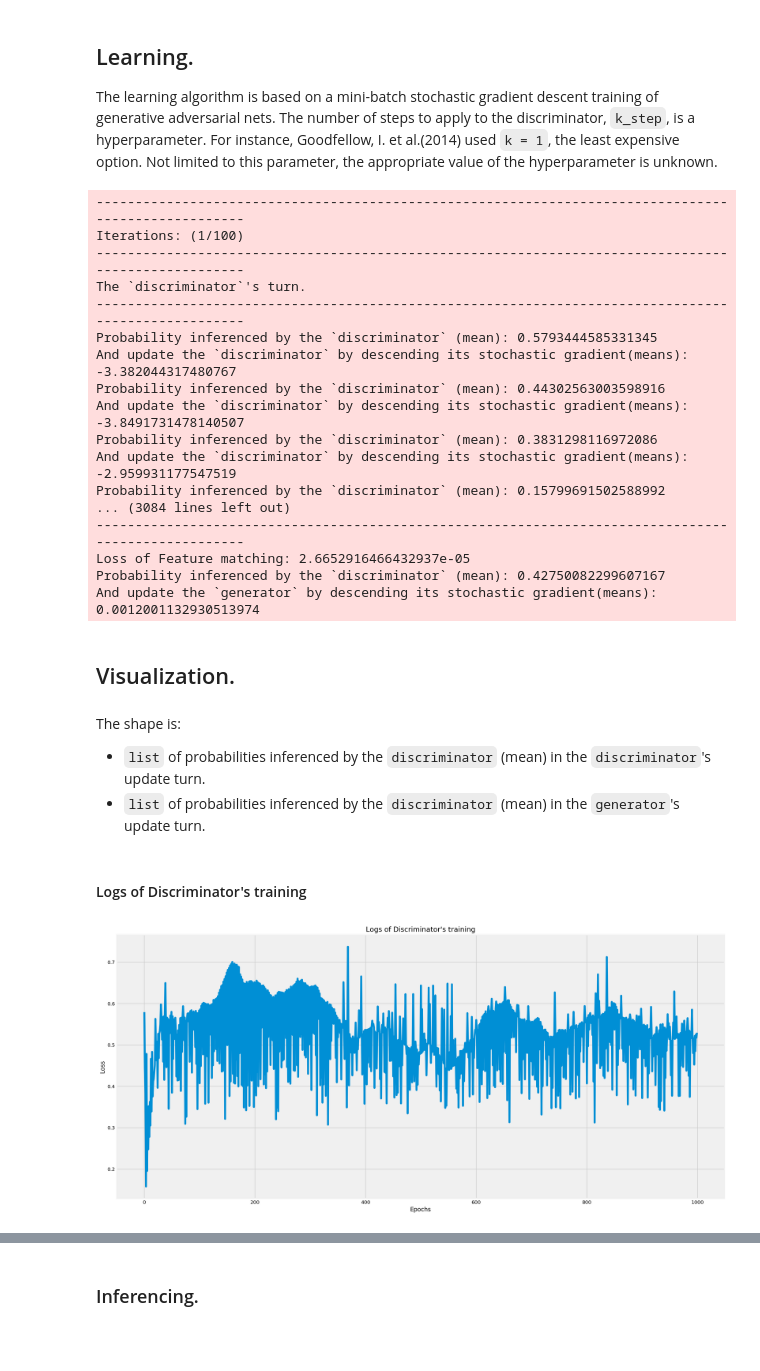
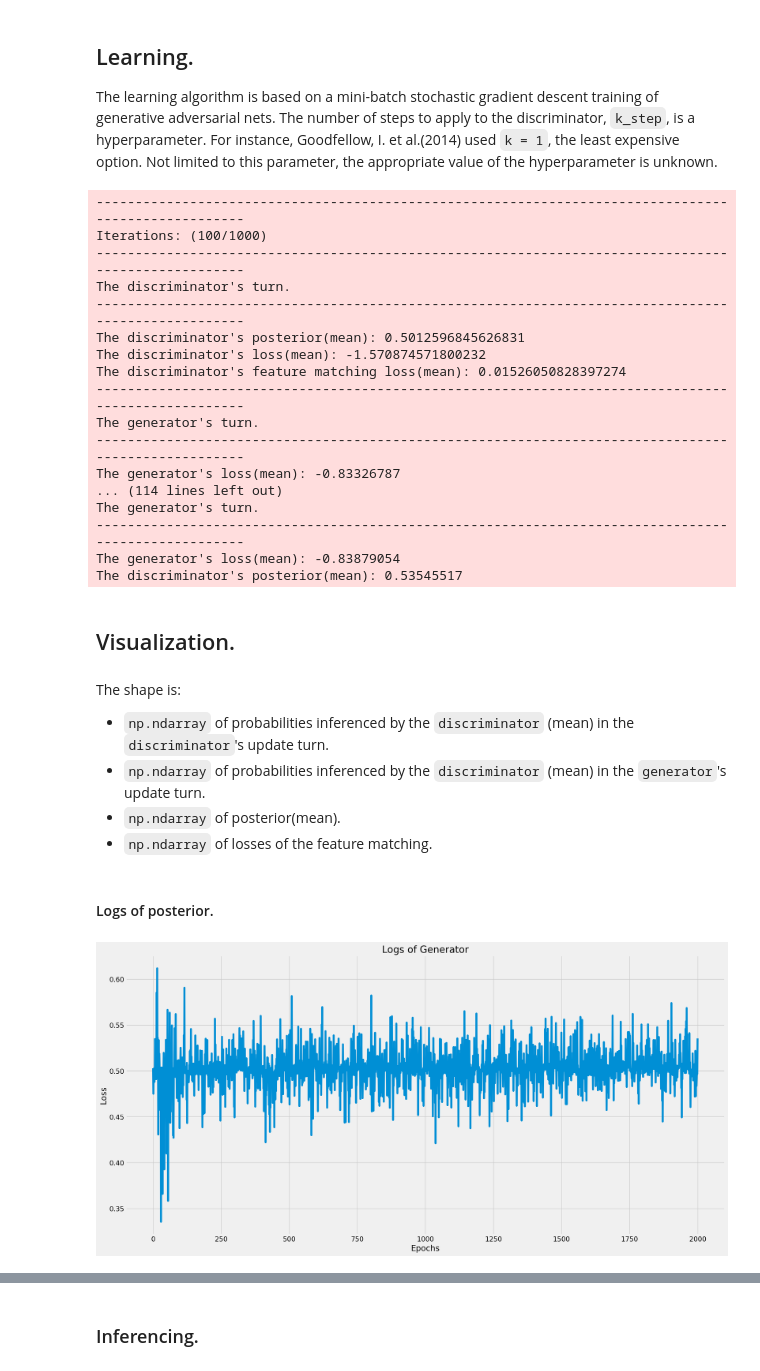
Before and after one commit to accel-brain/accel-brain-code, a Jupyter notebook: Algorithmic-Composition/demo/Algorithmic_composition_by_conditional_GAN_like_MidiNet.ipynb, the cells around one changed output, grey strips where cells are left out. Cells and saved outputs as stored; diff of their text form; code cells hidden in the pictures; blank space fills up the shorter version.

```diff
--- a/Algorithmic-Composition/demo/Algorithmic_composition_by_conditional_GAN_like_MidiNet.ipynb
+++ b/Algorithmic-Composition/demo/Algorithmic_composition_by_conditional_GAN_like_MidiNet.ipynb
@@ -36,7 +36,7 @@ Instantiate the required class.
 gan_composer = ConditionalGANComposer(
     # `list` of Midi files to learn.
     midi_path_list=[
-        "../../../../../Downloads/Beethoven_gekko_3_k.mid"
+        "../../../../../Downloads/Beethoven_gekko_1_k.mid"
     ],
     # Batch size.
     batch_size=40,
@@ -54,24 +52,24 @@ gan_composer = ConditionalGANComposer(
 
 The learning algorithm is based on a mini-batch stochastic gradient descent training of generative adversarial nets. The number of steps to apply to the discriminator, `k_step`, is a hyperparameter.  For instance, Goodfellow, I. et al.(2014) used `k = 1`, the least expensive option. Not limited to this parameter, the appropriate value of the hyperparameter is unknown.
 # %%
-gan_composer.learn(iter_n=100, k_step=10)
+gan_composer.learn(iter_n=1000, k_step=1)
 # %% [output]
 ----------------------------------------------------------------------------------------------------
-Iterations: (1/100)
+Iterations: (100/1000)
 ----------------------------------------------------------------------------------------------------
-The `discriminator`'s turn.
+The discriminator's turn.
 ----------------------------------------------------------------------------------------------------
-Probability inferenced by the `discriminator` (mean): 0.5793444585331345
-And update the `discriminator` by descending its stochastic gradient(means): -3.382044317480767
-Probability inferenced by the `discriminator` (mean): 0.44302563003598916
-And update the `discriminator` by descending its stochastic gradient(means): -3.8491731478140507
-Probability inferenced by the `discriminator` (mean): 0.3831298116972086
-And update the `discriminator` by descending its stochastic gradient(means): -2.959931177547519
-Probability inferenced by the `discriminator` (mean): 0.15799691502588992
-... (3084 lines left out)
+The discriminator's posterior(mean): 0.5012596845626831
+The discriminator's loss(mean): -1.570874571800232
+The discriminator's feature matching loss(mean): 0.01526050828397274
 ----------------------------------------------------------------------------------------------------
-Loss of Feature matching: 2.6652916466432937e-05
-Probability inferenced by the `discriminator` (mean): 0.42750082299607167
-And update the `generator` by descending its stochastic gradient(means): 0.0012001132930513974
+The generator's turn.
+----------------------------------------------------------------------------------------------------
+The generator's loss(mean): -0.83326787
+... (114 lines left out)
+The generator's turn.
+----------------------------------------------------------------------------------------------------
+The generator's loss(mean): -0.83879054
+The discriminator's posterior(mean): 0.53545517
 # %% [markdown]
 ## Visualization.
@@ -80,16 +76,20 @@ d_logs_list, g_logs_list = gan_composer.extract_logs()
+# %%
+generative_loss_arr, discriminative_loss_arr, posterior_logs_arr, feature_matching_loss_arr  = gan_composer.extract_logs()
 # %% [markdown]
 The shape is:
-- `list` of probabilities inferenced by the `discriminator` (mean) in the `discriminator`'s update turn.
-- `list` of probabilities inferenced by the `discriminator` (mean) in the `generator`'s update turn.
+- `np.ndarray` of probabilities inferenced by the `discriminator` (mean) in the `discriminator`'s update turn.
+- `np.ndarray` of probabilities inferenced by the `discriminator` (mean) in the `generator`'s update turn.
+- `np.ndarray` of posterior(mean).
+- `np.ndarray` of losses of the feature matching.
 # %% [markdown]
-#### Logs of Discriminator's training
+#### Logs of posterior.
 # %%
 plt.figure(figsize=(20, 10))
 
-plt.plot(d_logs_list)
-plt.title("Logs of Discriminator's training")
+plt.plot(posterior_logs_arr)
+plt.title("Logs of Generator")
 plt.xlabel("Epochs")
 plt.ylabel("Loss")
 plt.show()
 # %% [output]
-[figure, old version]
+[figure, new version]
```
Also changed, not shown: parts of 4 cells of this notebook.
